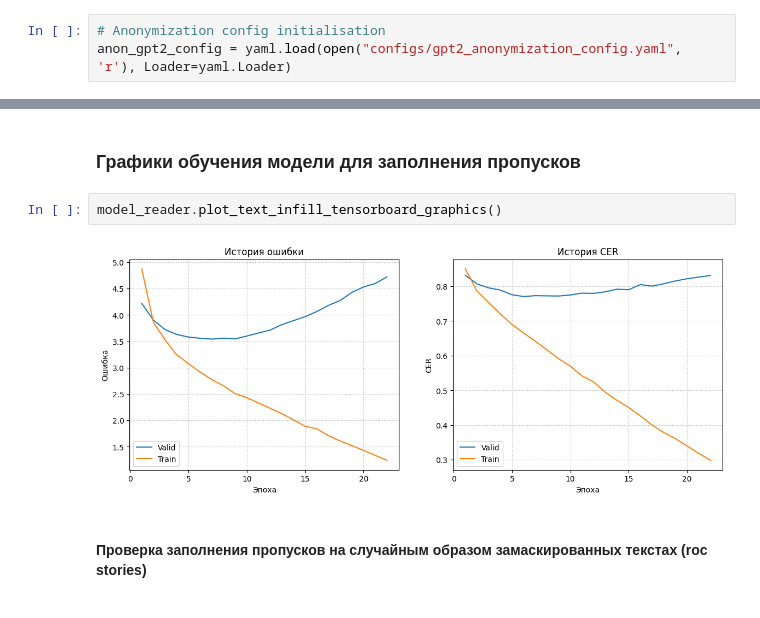
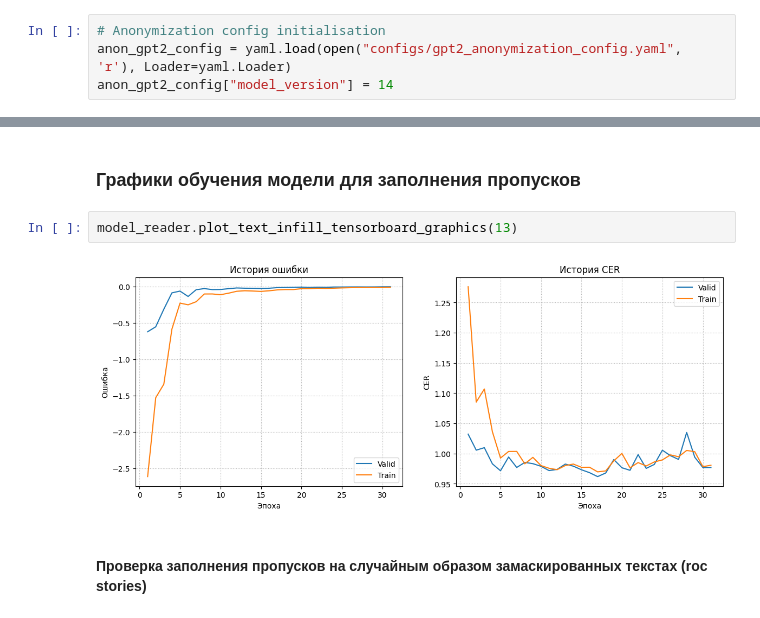
Before and after one commit to DmitryInd/UnstructuredTextAnonymization, a Jupyter notebook: inference_gen.ipynb, the cells around one changed output, grey strips where cells are left out. Drawn from its saved outputs; the diff is of its cells as text.

```diff
--- a/inference_gen.ipynb
+++ b/inference_gen.ipynb
@@ -28,6 +28,7 @@ i2b2_2014_data_config = yaml.load(open("configs/i2b2-2014_data_config.yaml", 'r'
 # %%
 # Anonymization config initialisation
 anon_gpt2_config = yaml.load(open("configs/gpt2_anonymization_config.yaml", 'r'), Loader=yaml.Loader)
+anon_gpt2_config["model_version"] = 14
 # %%
 # Инициализация алгоритма генерации искусственных сущностей с помощью GPT2
 model_reader = TensorBoardReader(Path(anon_gpt2_config["log_dir"]) / Path("lightning_logs"))
@@ -42,9 +43,9 @@ anonymization = GPT2GenerationAnonymization(text_infill_model,
 # %% [markdown]
 ### Графики обучения модели для заполнения пропусков
 # %%
-model_reader.plot_text_infill_tensorboard_graphics()
+model_reader.plot_text_infill_tensorboard_graphics(13)
 # %% [output]
-[figure, old version]
+[figure, new version]
 # %% [markdown]
 #### Проверка заполнения пропусков на случайным образом замаскированных текстах (roc stories)
 # %%
```
Also changed, not shown: parts of 9 cells of this notebook, 5 other files.
